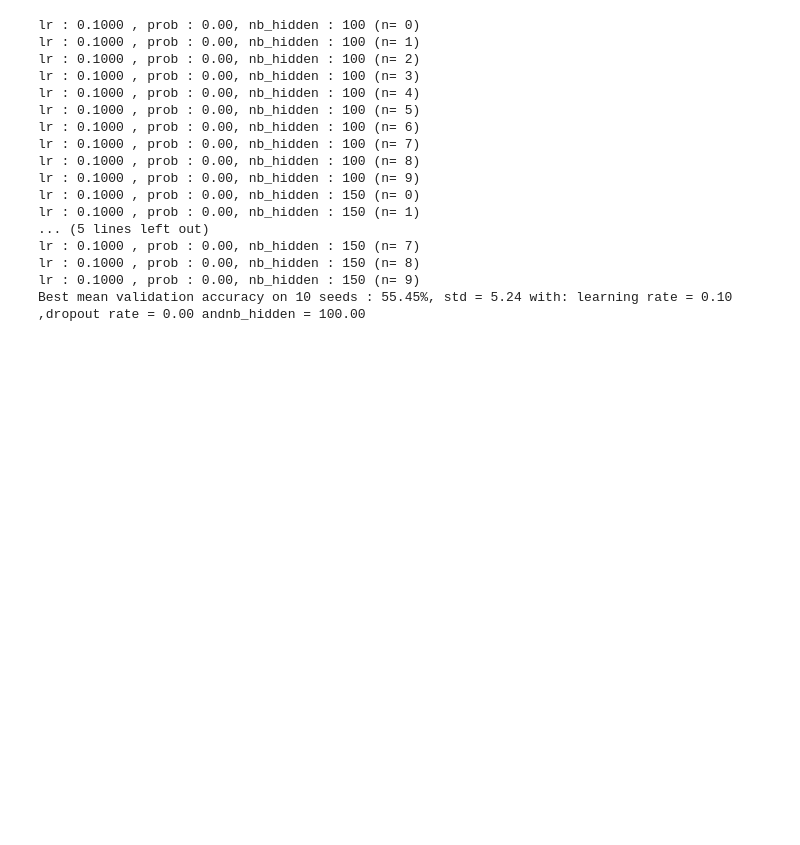
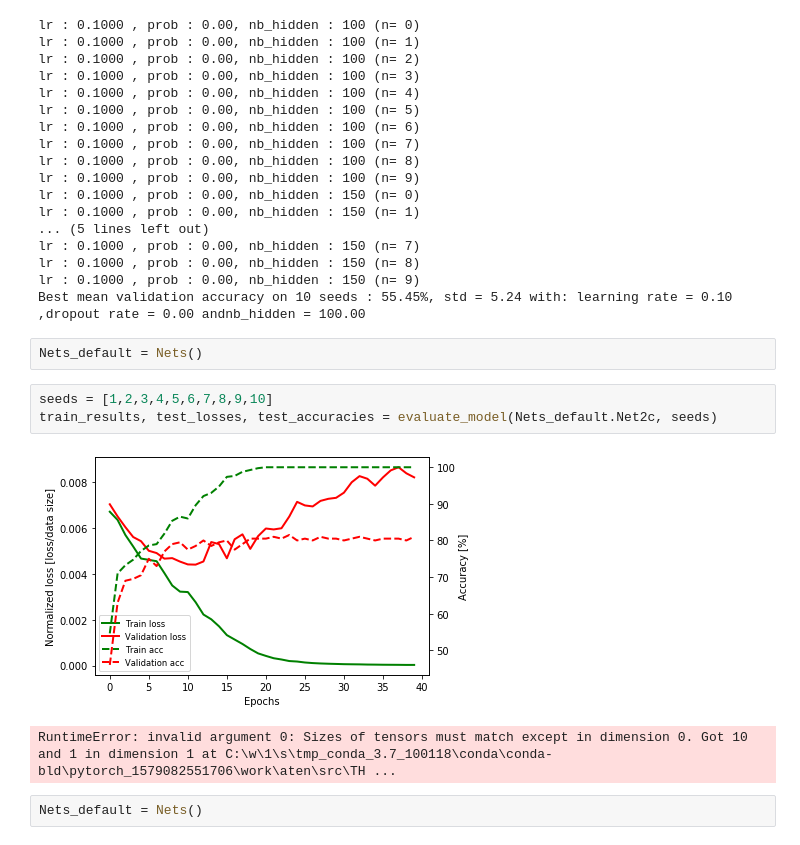
Before and after one commit to raphaelreis/EE559-DeepLearning-MiniProjects, a Jupyter notebook: Proj1_Seb_/analysis/grid_basic.ipynb, the cells around one changed output. Drawn from its saved outputs; the diff is of its cells as text; blank space fills up the shorter version.

```diff
--- a/Proj1_Seb_/analysis/grid_basic.ipynb
+++ b/Proj1_Seb_/analysis/grid_basic.ipynb
@@ -185,3 +185,13 @@ lr : 0.1000 , prob : 0.00, nb_hidden : 150 (n= 7)
 lr : 0.1000 , prob : 0.00, nb_hidden : 150 (n= 8)
 lr : 0.1000 , prob : 0.00, nb_hidden : 150 (n= 9)
 Best mean validation accuracy on 10 seeds : 55.45%, std = 5.24 with: learning rate = 0.10 ,dropout rate = 0.00 andnb_hidden = 100.00
+# %%
+Nets_default = Nets()
+# %%
+seeds = [1,2,3,4,5,6,7,8,9,10]
+train_results, test_losses, test_accuracies = evaluate_model(Nets_default.Net2c, seeds)
+# %% [output]
+[figure, added]
+RuntimeError: invalid argument 0: Sizes of tensors must match except in dimension 0. Got 10 and 1 in dimension 1 at C:\w\1\s\tmp_conda_3.7_100118\conda\conda-bld\pytorch_1579082551706\work\aten\src\TH ...
+# %%
+Nets_default = Nets()
```
Also changed, not shown: parts of 4 cells of this notebook, 4 other files.
